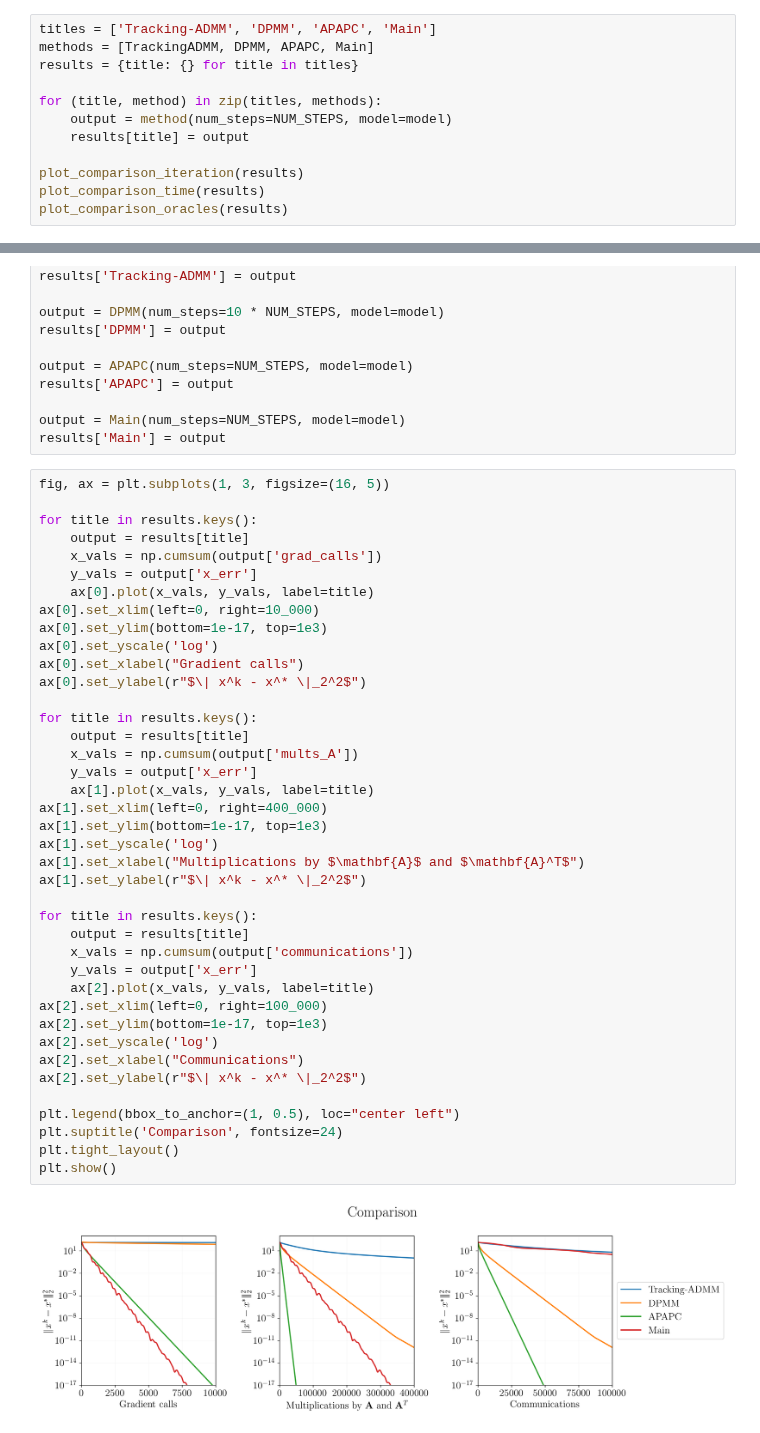
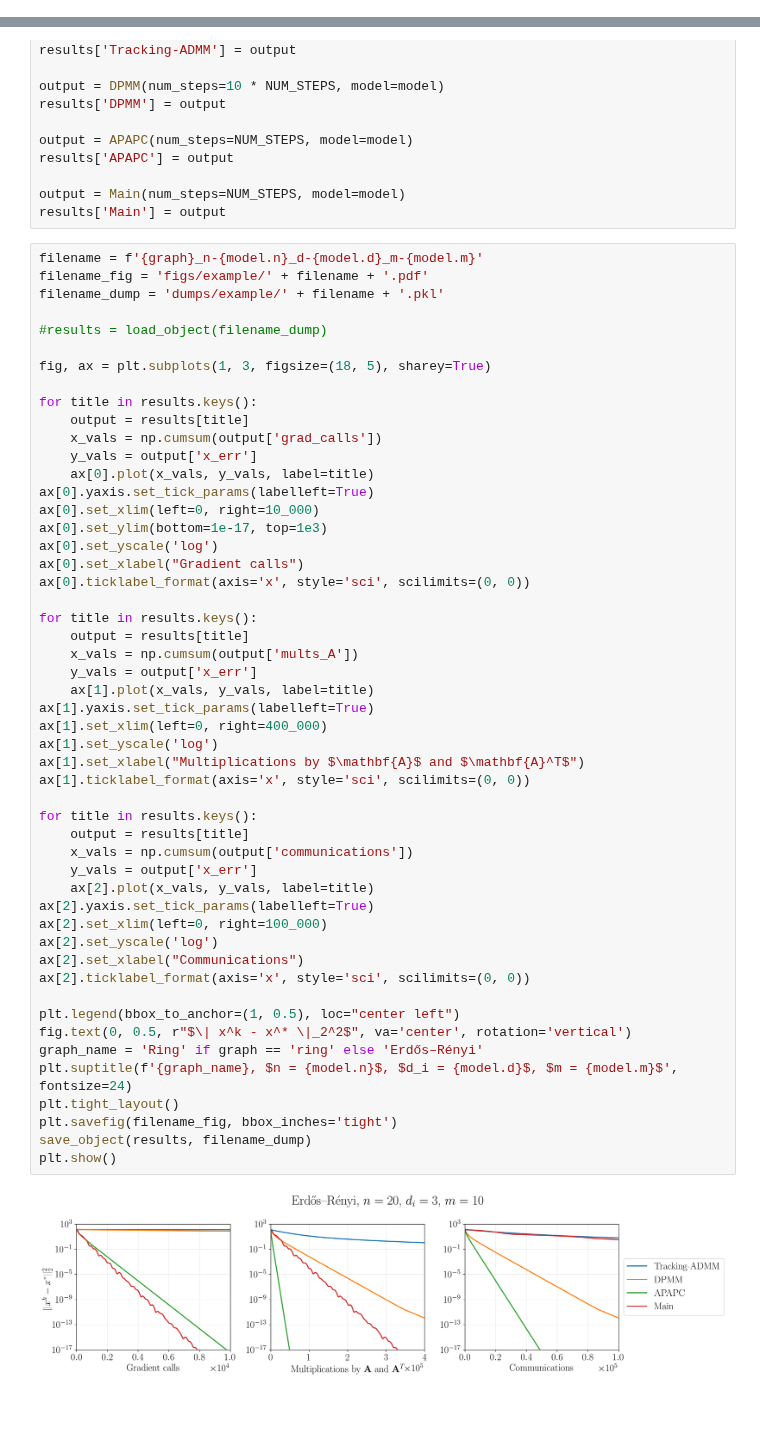
Before and after one commit to kisnikser/Decentralized-Optimization, a Jupyter notebook: example.ipynb, the cells around one changed output, grey strips where cells are left out. Saved outputs shown, nothing was run; the diff lists cells and outputs as text; blank space fills up the shorter version.

Commit message:
final experiment plotting, need only diff params

```diff
--- a/example.ipynb
+++ b/example.ipynb
@@ -90,12 +50,0 @@ plot_primal_oracles(output, title='Main')
-# %%
-titles = ['Tracking-ADMM', 'DPMM', 'APAPC', 'Main']
-methods = [TrackingADMM, DPMM, APAPC, Main]
-results = {title: {} for title in titles}
-
-for (title, method) in zip(titles, methods):
-    output = method(num_steps=NUM_STEPS, model=model)
-    results[title] = output
-
-plot_comparison_iteration(results)
-plot_comparison_time(results)
-plot_comparison_oracles(results)
@@ -117,44 +64,55 @@ results['APAPC'] = output
 output = Main(num_steps=NUM_STEPS, model=model)
 results['Main'] = output
 # %%
-fig, ax = plt.subplots(1, 3, figsize=(16, 5))
+filename = f'{graph}_n-{model.n}_d-{model.d}_m-{model.m}'
+filename_fig = 'figs/example/' + filename + '.pdf'
+filename_dump = 'dumps/example/' + filename + '.pkl'
+
+#results = load_object(filename_dump)
+
+fig, ax = plt.subplots(1, 3, figsize=(18, 5), sharey=True)
 
 for title in results.keys():
     output = results[title]
     x_vals = np.cumsum(output['grad_calls'])
     y_vals = output['x_err']
     ax[0].plot(x_vals, y_vals, label=title)
+ax[0].yaxis.set_tick_params(labelleft=True)
 ax[0].set_xlim(left=0, right=10_000)
 ax[0].set_ylim(bottom=1e-17, top=1e3)
 ax[0].set_yscale('log')
 ax[0].set_xlabel("Gradient calls")
-ax[0].set_ylabel(r"$\| x^k - x^* \|_2^2$")
+ax[0].ticklabel_format(axis='x', style='sci', scilimits=(0, 0))
 
 for title in results.keys():
     output = results[title]
     x_vals = np.cumsum(output['mults_A'])
     y_vals = output['x_err']
     ax[1].plot(x_vals, y_vals, label=title)
+ax[1].yaxis.set_tick_params(labelleft=True)
 ax[1].set_xlim(left=0, right=400_000)
-ax[1].set_ylim(bottom=1e-17, top=1e3)
 ax[1].set_yscale('log')
 ax[1].set_xlabel("Multiplications by $\mathbf{A}$ and $\mathbf{A}^T$")
-ax[1].set_ylabel(r"$\| x^k - x^* \|_2^2$")
+ax[1].ticklabel_format(axis='x', style='sci', scilimits=(0, 0))
 
 for title in results.keys():
     output = results[title]
     x_vals = np.cumsum(output['communications'])
     y_vals = output['x_err']
     ax[2].plot(x_vals, y_vals, label=title)
+ax[2].yaxis.set_tick_params(labelleft=True)
 ax[2].set_xlim(left=0, right=100_000)
-ax[2].set_ylim(bottom=1e-17, top=1e3)
 ax[2].set_yscale('log')
 ax[2].set_xlabel("Communications")
-ax[2].set_ylabel(r"$\| x^k - x^* \|_2^2$")
+ax[2].ticklabel_format(axis='x', style='sci', scilimits=(0, 0))
 
 plt.legend(bbox_to_anchor=(1, 0.5), loc="center left")
-plt.suptitle('Comparison', fontsize=24)
+fig.text(0, 0.5, r"$\| x^k - x^* \|_2^2$", va='center', rotation='vertical')
+graph_name = 'Ring' if graph == 'ring' else 'Erdős–Rényi'
+plt.suptitle(f'{graph_name}, $n = {model.n}$, $d_i = {model.d}$, $m = {model.m}$', fontsize=24)
 plt.tight_layout()
+plt.savefig(filename_fig, bbox_inches='tight')
+save_object(results, filename_dump)
 plt.show()
 # %% [output]
-[figure, old version]
+[figure, new version]
```
Also changed, not shown: parts of 12 cells of this notebook, 8 other files.
